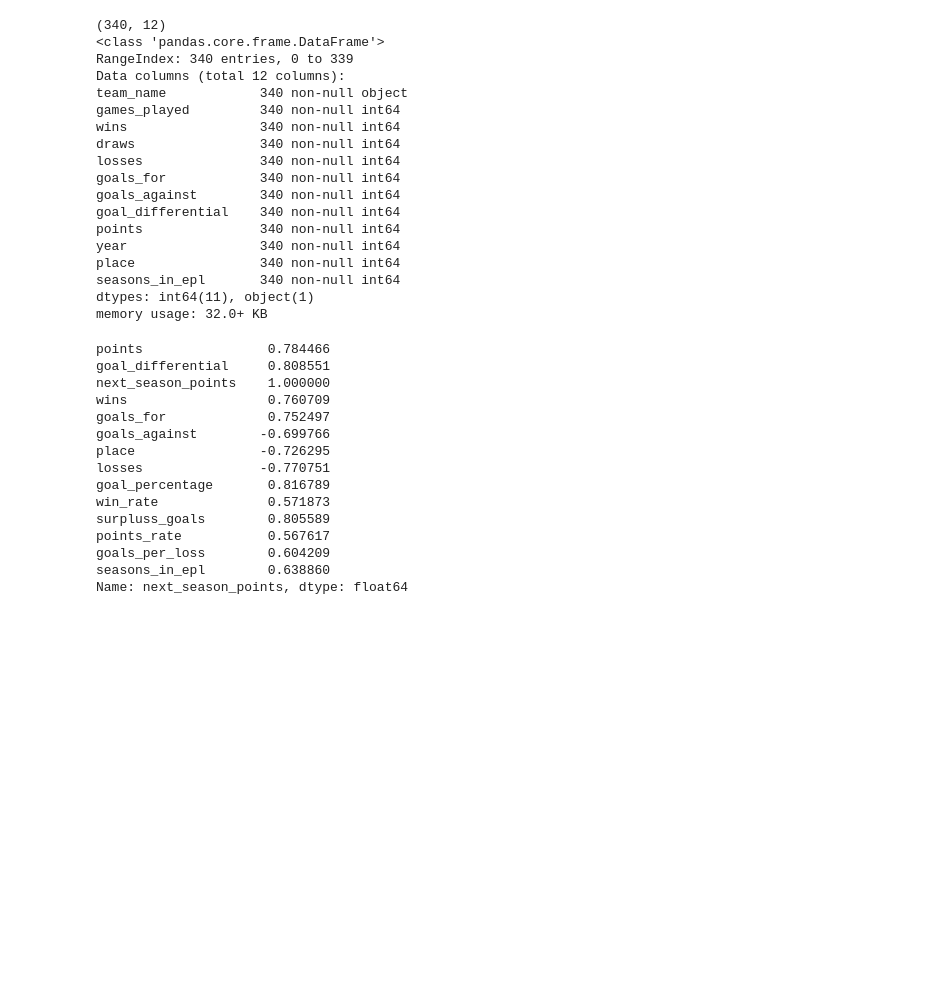
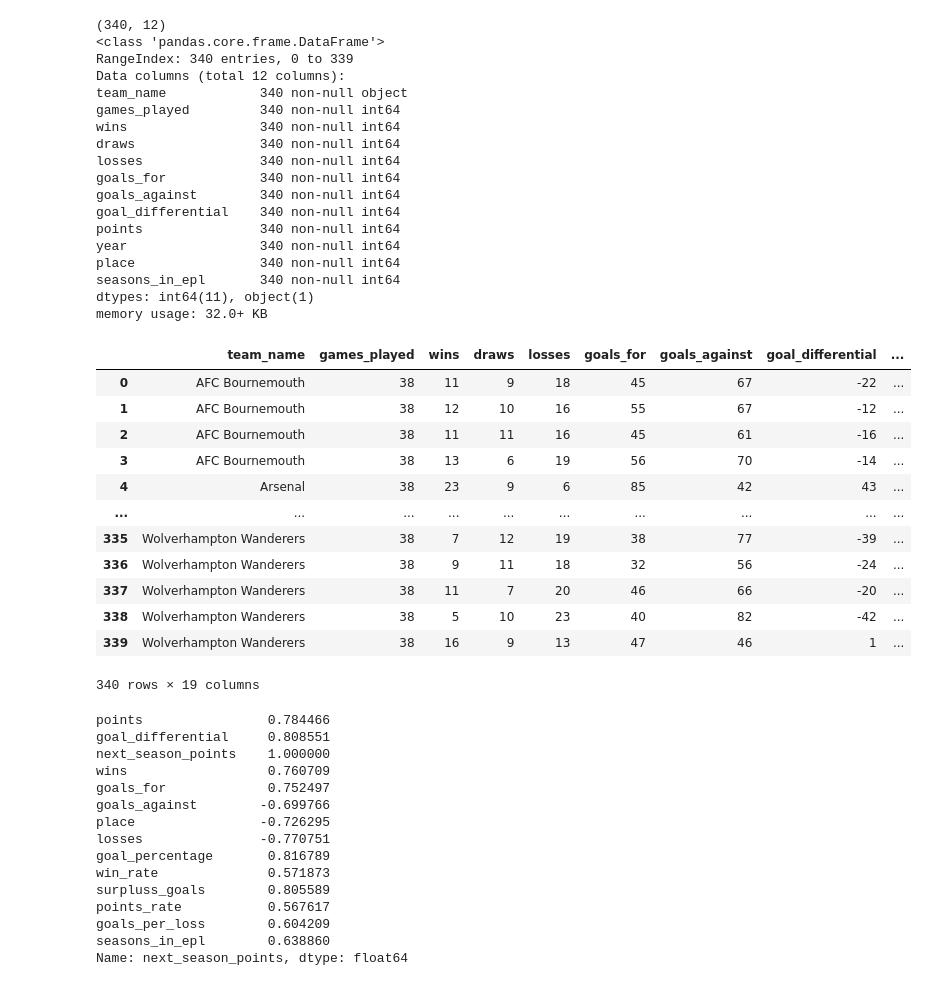
Before and after one commit to noahmelngailis/football_time_series, a Jupyter notebook: EPL_Notebook.ipynb, the cells around one changed output. Cells and saved outputs as stored; diff of their text form; code cells hidden in the pictures; blank space fills up the shorter version.

```diff
--- a/EPL_Notebook.ipynb
+++ b/EPL_Notebook.ipynb
@@ -62,8 +60,16 @@ df['goal_percentage'] = df.goals_for / (df.goals_for+df.goals_against)
-# %%
-df['win_rate'] = df.wins / df.losses
-# %%
-df['surpluss_goals'] = df.goal_differential - df.wins
-# %%
-df['points_rate'] = (df.wins + df.draws) / df.losses
-# %%
-df['goals_per_loss'] = df.goals_for/ (df.losses)
+# %%
+df
+# %% [output]
+|  | team_name | games_played | wins | draws | losses | goals_for | goals_against | goal_differential | ... |
+| 0 | AFC Bournemouth | 38 | 11 | 9 | 18 | 45 | 67 | -22 | ... |
+| 1 | AFC Bournemouth | 38 | 12 | 10 | 16 | 55 | 67 | -12 | ... |
+| 2 | AFC Bournemouth | 38 | 11 | 11 | 16 | 45 | 61 | -16 | ... |
+| 3 | AFC Bournemouth | 38 | 13 | 6 | 19 | 56 | 70 | -14 | ... |
+| 4 | Arsenal | 38 | 23 | 9 | 6 | 85 | 42 | 43 | ... |
+| ... | ... | ... | ... | ... | ... | ... | ... | ... | ... |
+| 335 | Wolverhampton Wanderers | 38 | 7 | 12 | 19 | 38 | 77 | -39 | ... |
+| 336 | Wolverhampton Wanderers | 38 | 9 | 11 | 18 | 32 | 56 | -24 | ... |
+| 337 | Wolverhampton Wanderers | 38 | 11 | 7 | 20 | 46 | 66 | -20 | ... |
+| 338 | Wolverhampton Wanderers | 38 | 5 | 10 | 23 | 40 | 82 | -42 | ... |
+| 339 | Wolverhampton Wanderers | 38 | 16 | 9 | 13 | 47 | 46 | 1 | ... |
+340 rows × 19 columns
```
Also changed, not shown: parts of 17 cells of this notebook.
